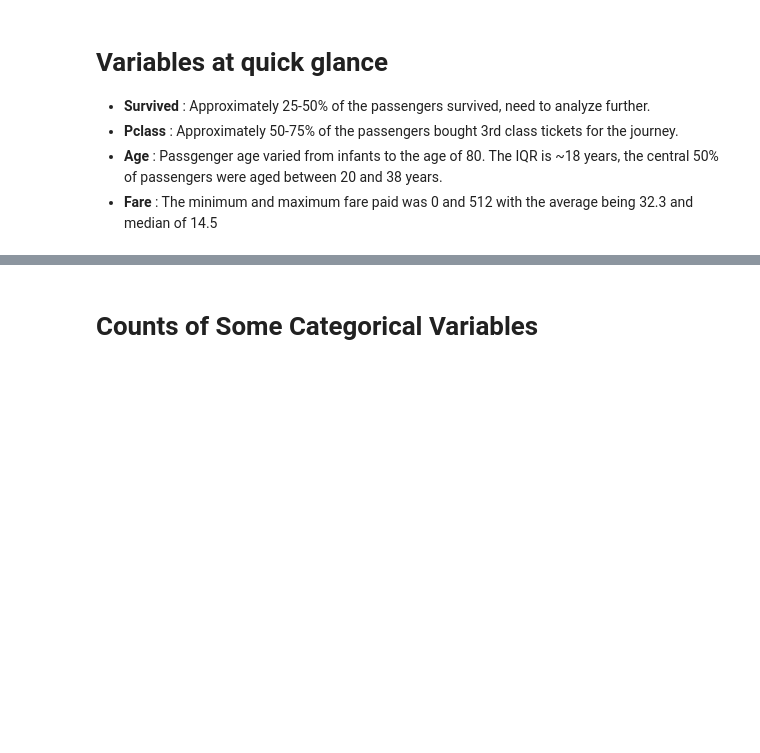
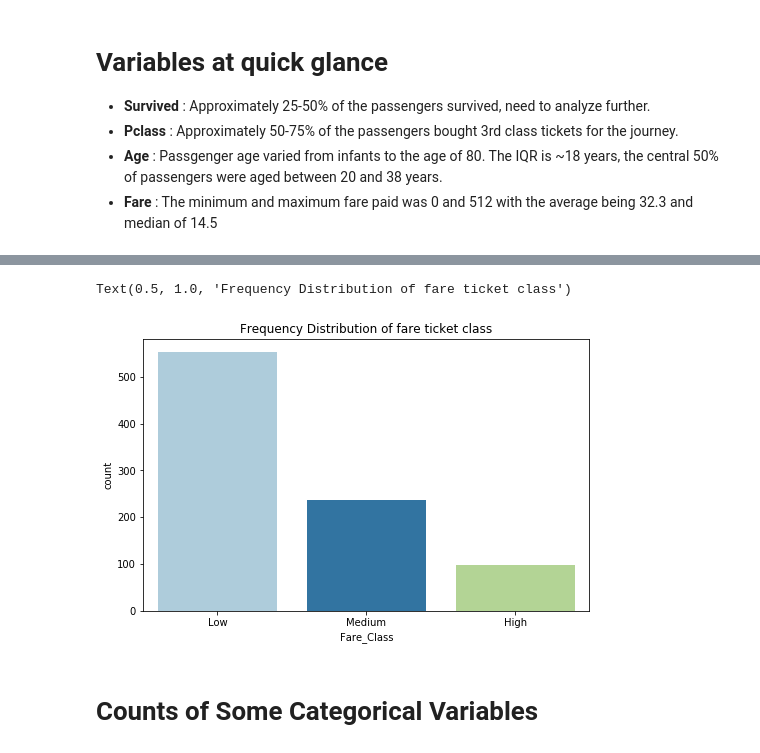
Before and after one commit to USF-CS-663-Spring-2020/lab-02-titanic-ksonar, a Jupyter notebook: juoyter notebook/lab-02.ipynb, the cells around one changed output, grey strips where cells are left out. Saved outputs shown, nothing was run; the diff lists cells and outputs as text; code cells hidden in the pictures; blank space fills up the shorter version.

```diff
--- a/juoyter notebook/lab-02.ipynb
+++ b/juoyter notebook/lab-02.ipynb
@@ -74,3 +102,10 @@ data.sample(5)
+# %%
+plt.figure(figsize=(8,5))
+sns.countplot(x = 'Fare_Class', data = data)
+plt.title('Frequency Distribution of fare ticket class')
+# %% [output]
+Text(0.5, 1.0, 'Frequency Distribution of fare ticket class')
+[figure, added]
 # %% [markdown]
 # Counts of Some Categorical Variables
 # %%
```
Also changed, not shown: parts of 17 cells of this notebook.
